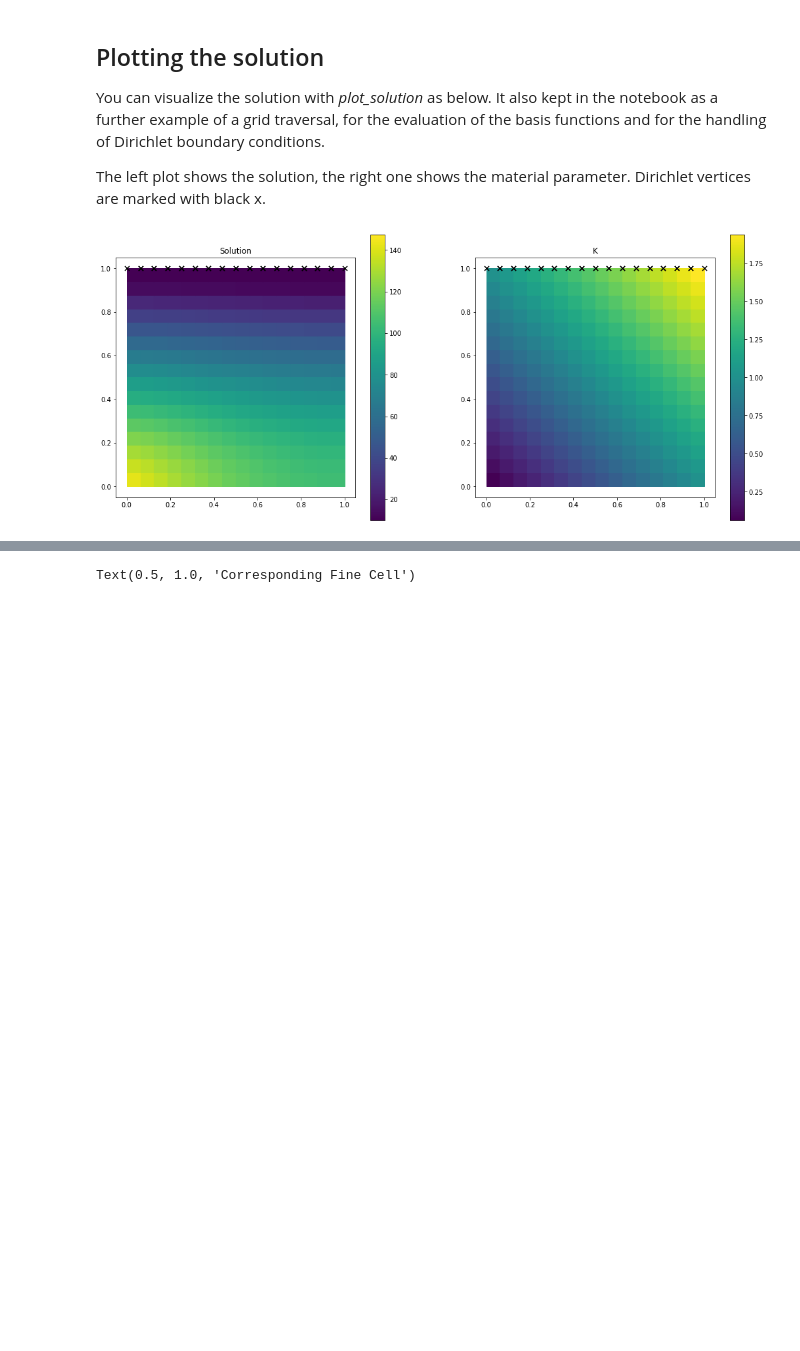
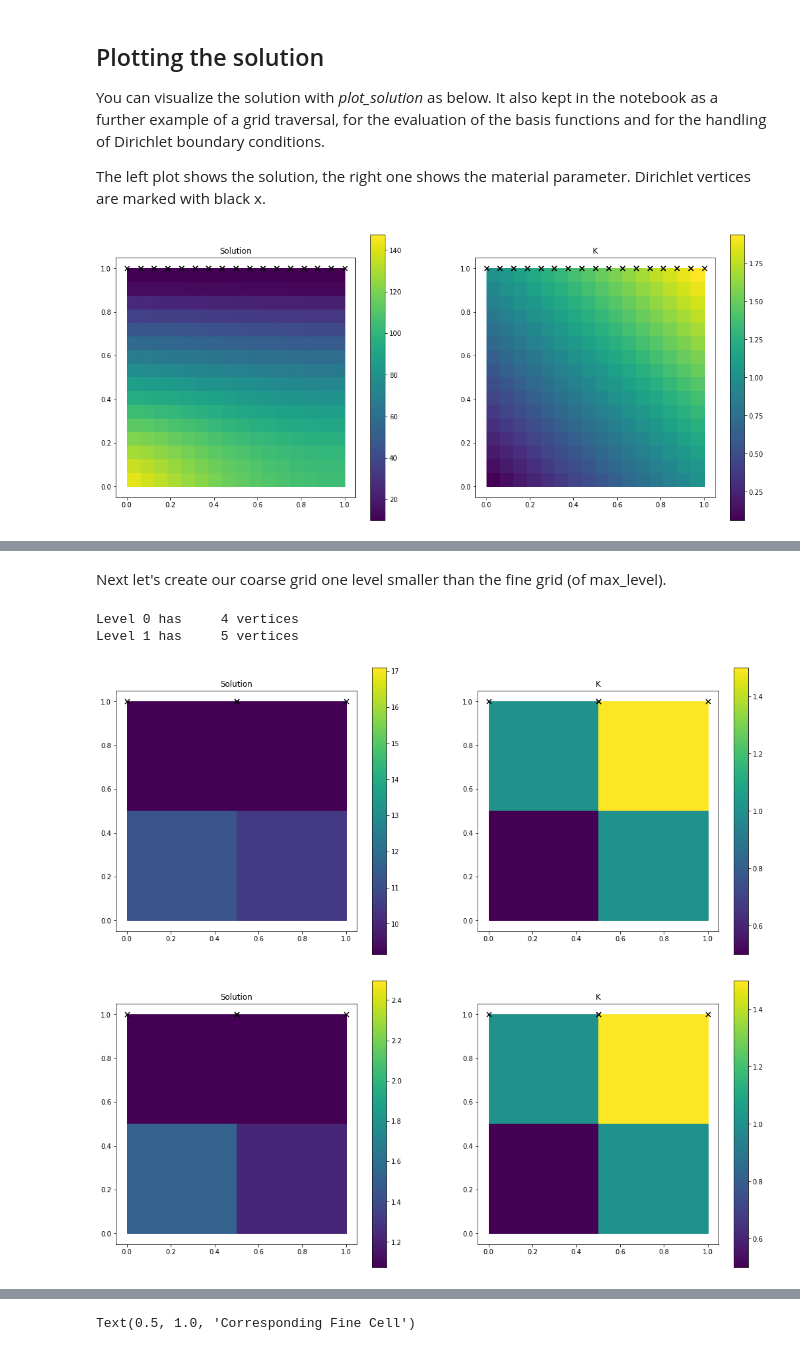
Before and after one commit to wenceorg/comp4187, a Jupyter notebook: code/2DMultigrid.ipynb, the cells around one changed output, grey strips where cells are left out. Saved outputs shown, nothing was run; the diff lists cells and outputs as text; code cells hidden in the pictures; blank space fills up the shorter version.

```diff
--- a/code/2DMultigrid.ipynb
+++ b/code/2DMultigrid.ipynb
@@ -264 +254,37 @@ plot_solution(geometry=geometry, discretization=discretization, sol=sol)
+# %%
+def gaussSeidelRelaxation(A, b, x0, max_iter):
+    x = x0
+
+    D = sp.diags(A.diagonal(), 0, format = 'csc',)
+    L = sp.tril(A, format = 'csc')
+    U = sp.triu(A, format = 'csc')
+    M = -(splinalg.inv(D+L))* U
+    Nb = (splinalg.inv(D+L))* b
+
+    for i in range(max_iter):
+        xnew = M*x + Nb
+        err = np.linalg.norm(xnew-x, 1)/np.linalg.norm(xnew,1)
+        x = xnew
+
+    return x
+# %% [markdown]
+Next let's create our coarse grid one level smaller than the fine grid (of max_level).
+# %%
+max_level = 2
+level = max_level-1
+geometry_coarse = Geometry(level=level)
+discretization_coarse = fem.Discretization(geometry_coarse,level=level,eval_k=eval_k)
+A_coarse = discretization_coarse.setup_stiffness()
+rhs_coarse = discretization_coarse.setup_rhs()
+#print(A_coarse)
+sol_coarse = gaussSeidelRelaxation(A_coarse, rhs_coarse, np.ones(shape = len(rhs_coarse),dtype = float),100)
+sol_direct = splinalg.linsolve.spsolve(A_coarse, rhs_coarse)
+
+plot_solution(geometry=geometry_coarse, discretization=discretization_coarse, sol=sol_direct)
+plot_solution(geometry=geometry_coarse, discretization=discretization_coarse, sol=sol_coarse)
+# %% [output]
+Level 0 has     4 vertices
+Level 1 has     5 vertices
+[figure, added]
+[figure, added]
 # %% [markdown]
```
Also changed, not shown: parts of 19 cells of this notebook, 1 other file.
